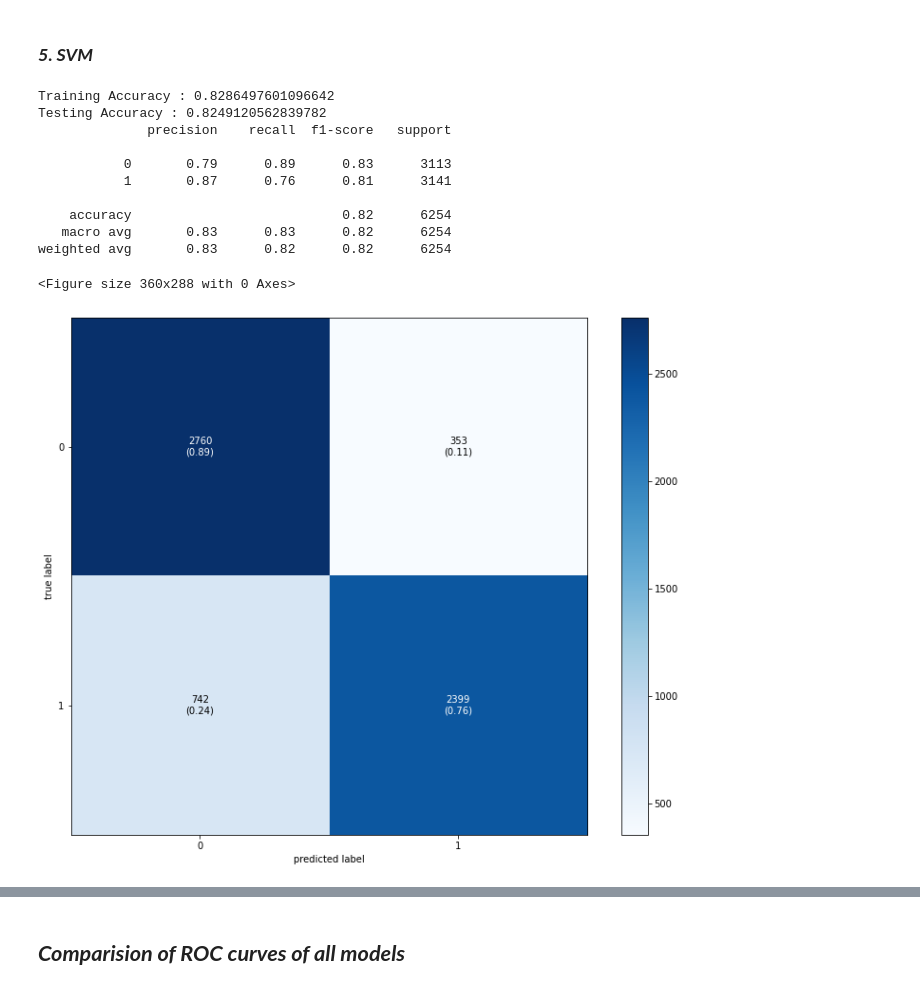
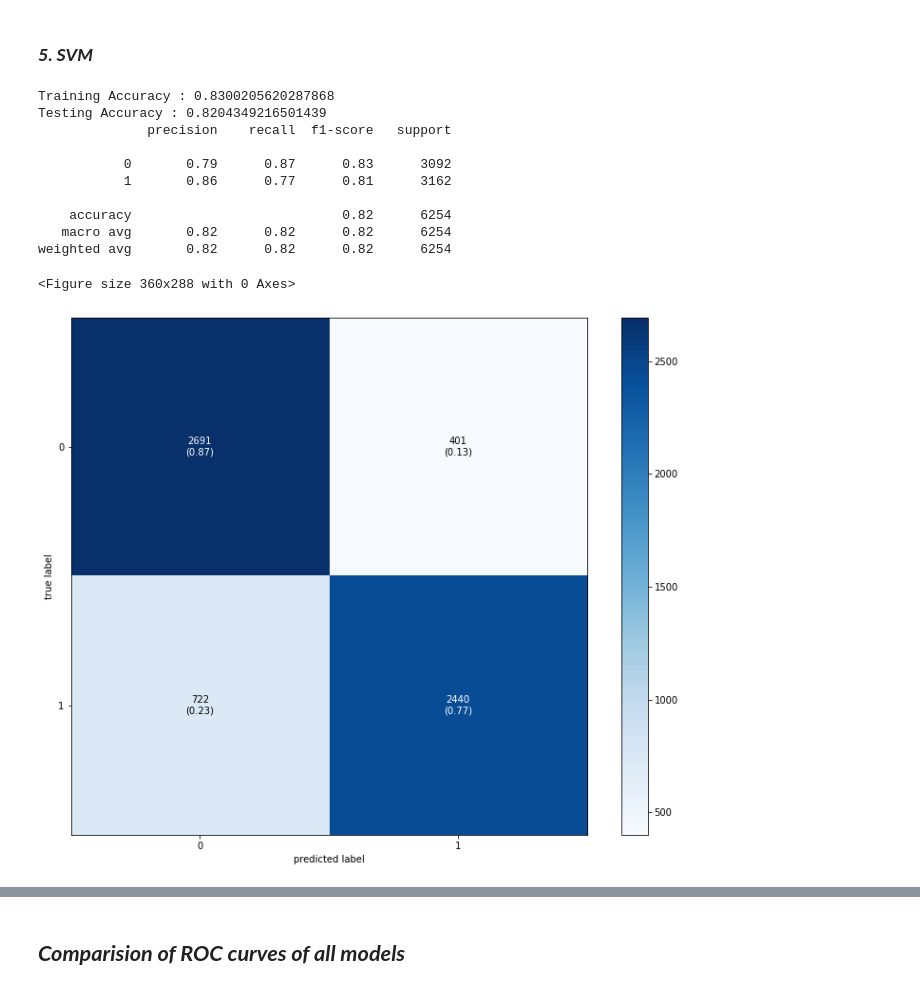
Before and after one commit to dkant000/ML_PROJECT, a Jupyter notebook: [FIN_FIN]_C2077400.ipynb, the cells around one changed output, grey strips where cells are left out. Saved outputs shown, nothing was run; the diff lists cells and outputs as text; code cells hidden in the pictures.

```diff
--- a/[FIN_FIN]_C2077400.ipynb
+++ b/[FIN_FIN]_C2077400.ipynb
@@ -821,36 +821,36 @@ plt.show()
 # %%
 # svclassifier=SVC(kernel='linear') # not so good
 # ker = ['linera','rbf','poly','sigmoid']
-svclassifier=SVC(kernel='rbf',C=0.8, gamma= 0.0001, probability=True) # good output
+svclassifier=SVC(kernel='rbf',C=2, gamma= 0.0001, probability=True) # good output
 # svclassifier=SVC(kernel='poly') # bad
 
 # svclassifier=SVC(kernel='sigmoid') # worse
 svclassifier.fit(x_train,y_train)
 
 y_predict=svclassifier.predict(x_test)
 
 # evaluating the model
 print("Training Accuracy :", svclassifier.score(x_train, y_train))
 print("Testing Accuracy :", svclassifier.score(x_test, y_test))
 
 # eveluate confusion matrix
 print(classification_report(y_test,y_predict))
 
 # confusion matrix
 ConfusionMatrix(y_test,y_predict)
 # %% [output]
-Training Accuracy : 0.8286497601096642
-Testing Accuracy : 0.8249120562839782
+Training Accuracy : 0.8300205620287868
+Testing Accuracy : 0.8204349216501439
               precision    recall  f1-score   support
 
-           0       0.79      0.89      0.83      3113
-           1       0.87      0.76      0.81      3141
+           0       0.79      0.87      0.83      3092
+           1       0.86      0.77      0.81      3162
 
     accuracy                           0.82      6254
-   macro avg       0.83      0.83      0.82      6254
-weighted avg       0.83      0.82      0.82      6254
+   macro avg       0.82      0.82      0.82      6254
+weighted avg       0.82      0.82      0.82      6254
 <Figure size 360x288 with 0 Axes>
-[figure, old version]
+[figure, new version]
 # %%
 # CHECKING ALL KERNAL FOR BEST CLASSIFIER
 ker = ['linear','rbf','poly','sigmoid']
```
Also changed, not shown: parts of 15 cells of this notebook.
